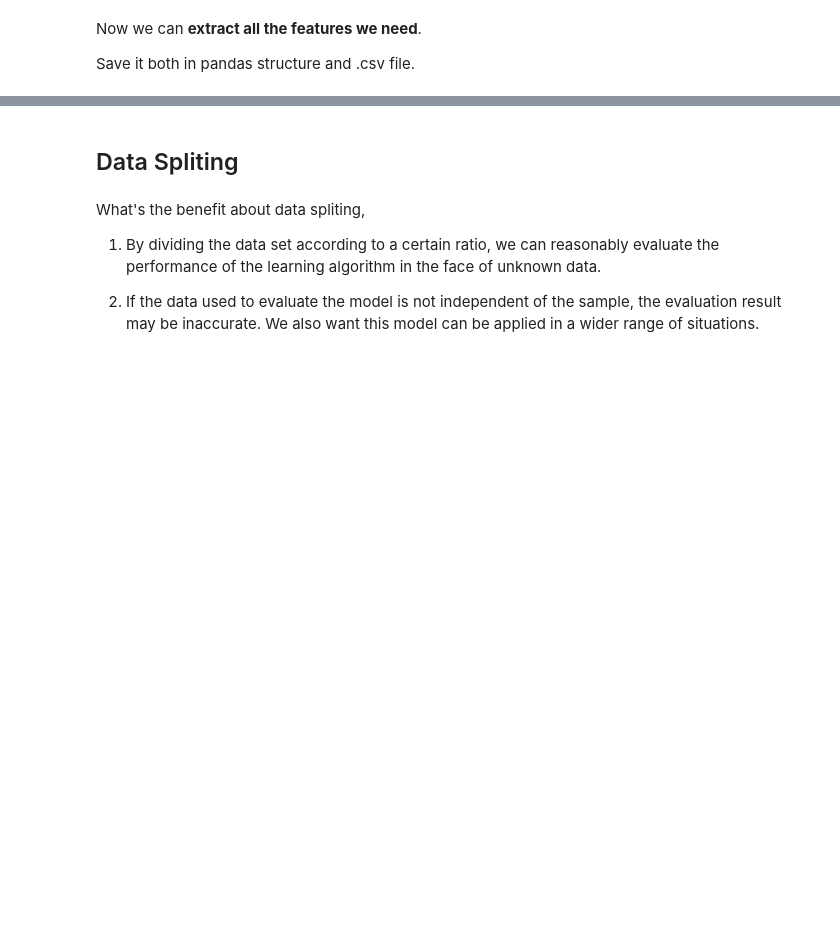
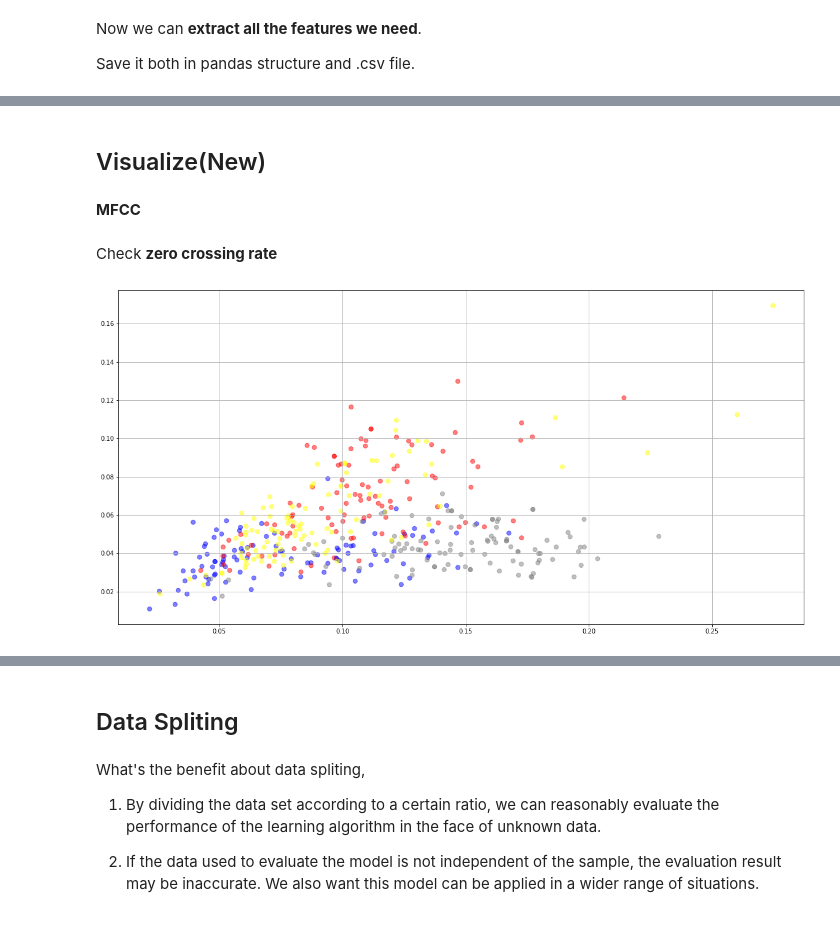
Before and after one commit to yilin10/MusicalGenreClassification, a Jupyter notebook: Assignment1.ipynb, the cells around one changed output, grey strips where cells are left out. Drawn from its saved outputs; the diff is of its cells as text; code cells hidden in the pictures; blank space fills up the shorter version.

```diff
--- a/Assignment1.ipynb
+++ b/Assignment1.ipynb
@@ -273,0 +275,4 @@ features_value
+# %% [markdown]
+## Visualize(New)
+# %% [markdown]
+**MFCC**
@@ -273,0 +281,17 @@ features_value
+# %% [markdown]
+Check **zero crossing rate**
+# %%
+x = features_value['zcr1']
+y = features_value['zcr2']
+# set colors
+color_to_genre = {'blues':'blue','metal':'grey','hiphop':'red','reggae':'yellow'}
+colors = []
+for each in genre_data['Genre']:
+    colors.append(color_to_genre[each])
+
+area = 50
+plt.scatter(x, y, s=area, c=colors, alpha=0.5)
+plt.grid(True)
+plt.show()
+# %% [output]
+[figure, added]
```
Also changed, not shown: parts of 41 cells of this notebook.
